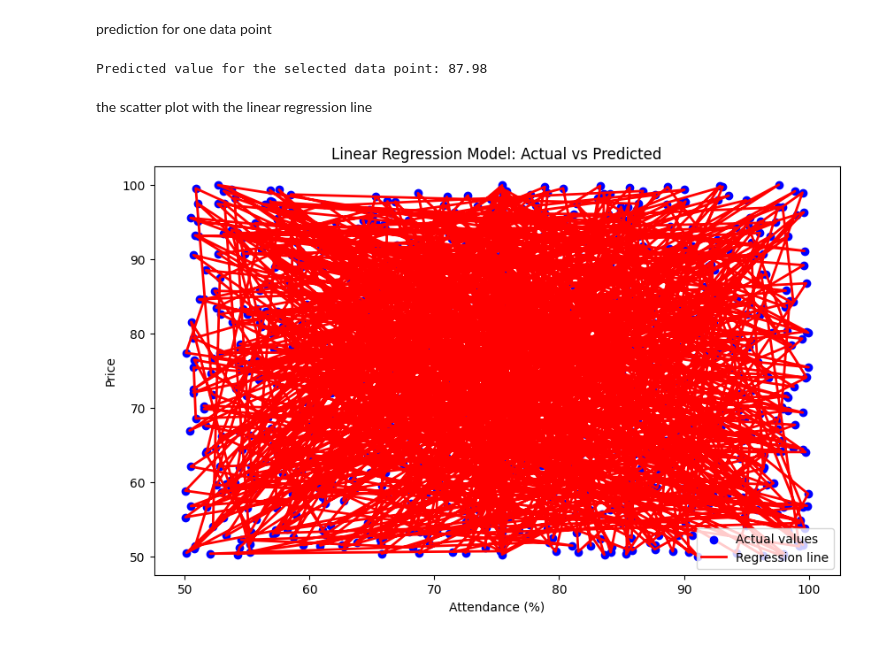
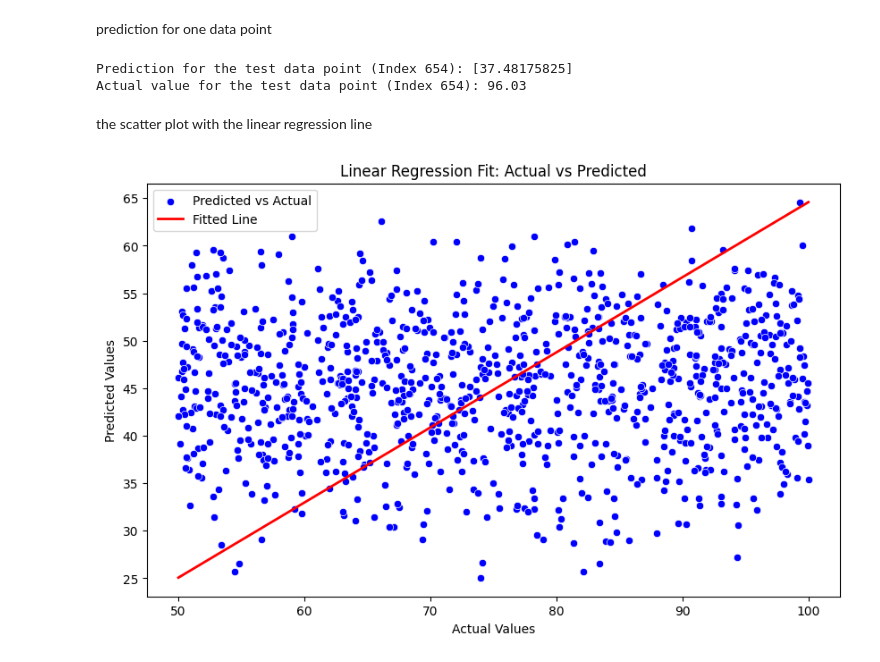
Before and after one commit to ngabo-dev/Linear-Regression-Model-Deployment, a Jupyter notebook: summative/linear_regression/Student_Performance_Prediction.ipynb, the cells around one changed output. Saved outputs shown, nothing was run; the diff lists cells and outputs as text; code cells hidden in the pictures.

```diff
--- a/summative/linear_regression/Student_Performance_Prediction.ipynb
+++ b/summative/linear_regression/Student_Performance_Prediction.ipynb
@@ -327,43 +329,44 @@ Model saved as best_decision_tree_model.pkl
 # %% [markdown]
 prediction for one data point
-# %%
-# Make a prediction on a single data point (one row from the test set)
-single_row = X_test.iloc[0].values.reshape(1, -1)  # Get the first row and reshape it to 2D for prediction
-predicted_value = dt_model.predict(single_row)
-
-print(f"Predicted value for the selected data point: {predicted_value[0]}")
-# %% [output]
-Predicted value for the selected data point: 87.98
+# %%
+# Load the model with the least loss (the one saved previously)
+model_filename = f"{least_loss_model[0].replace(' ', '_')}_model.pkl"
+best_model = joblib.load(model_filename)
+
+# Select one random data point from the test set
+random_index = np.random.randint(0, len(X_test))  # Random index
+test_data_point = X_test.iloc[random_index].values.reshape(1, -1)  # Reshape for single prediction
+
+# Make a prediction for the selected data point
+prediction = best_model.predict(test_data_point)
+
+# Print the prediction and the actual value
+print(f"Prediction for the test data point (Index {random_index}): {prediction}")
+print(f"Actual value for the test data point (Index {random_index}): {y_test.iloc[random_index]}")
+# %% [output]
+Prediction for the test data point (Index 654): [37.48175825]
+Actual value for the test data point (Index 654): 96.03
 # %% [markdown]
 the scatter plot with the linear regression line
-# %%
-# Split the data into training and testing sets
-X_train, X_test, y_train, y_test = train_test_split(X, y, test_size=0.2, random_state=42)
-
-# Train the Linear Regression model
-lin_reg_model = LinearRegression()
-lin_reg_model.fit(X_train, y_train)
-
-# Make predictions
-y_pred = lin_reg_model.predict(X_test)
-
-# Plot the regression line
-plt.figure(figsize=(10, 6))
-
-# Scatter plot of the actual values (using the first feature column from X_test)
-plt.scatter(X_test[numerical_columns[0]], y_test, color='blue', label='Actual values')
-
-# Plot the linear regression line (using the first feature column from X_test and predictions)
-plt.plot(X_test[numerical_columns[0]], y_pred, color='red', linewidth=2, label='Regression line')
-
-# Labeling
-plt.xlabel(numerical_columns[0])
-plt.ylabel('Price')
-plt.title('Linear Regression Model: Actual vs Predicted')
-plt.legend()
-plt.show()
-# %% [output]
-[figure, removed]
+# %%
+# Make predictions for the entire test set using the best model (Linear Regression)
+y_test_pred_lr = best_model.predict(X_test)
+
+# Create a scatter plot to visualize the final linear regression fit
+plt.figure(figsize=(10, 6))
+sns.scatterplot(x=y_test, y=y_test_pred_lr, color='blue', label="Predicted vs Actual")
+plt.plot([min(y_test), max(y_test)], [min(y_test_pred_lr), max(y_test_pred_lr)], color='red', lw=2, label="Fitted Line")
+
+# Add labels and title
+plt.xlabel("Actual Values")
+plt.ylabel("Predicted Values")
+plt.title("Linear Regression Fit: Actual vs Predicted")
+plt.legend()
+
+# Show the plot
+plt.show()
+# %% [output]
+[figure, added]
 # %%
 print(X_train.columns)
 # %% [output]
```
Also changed, not shown: parts of 11 cells of this notebook, 5 other files.
